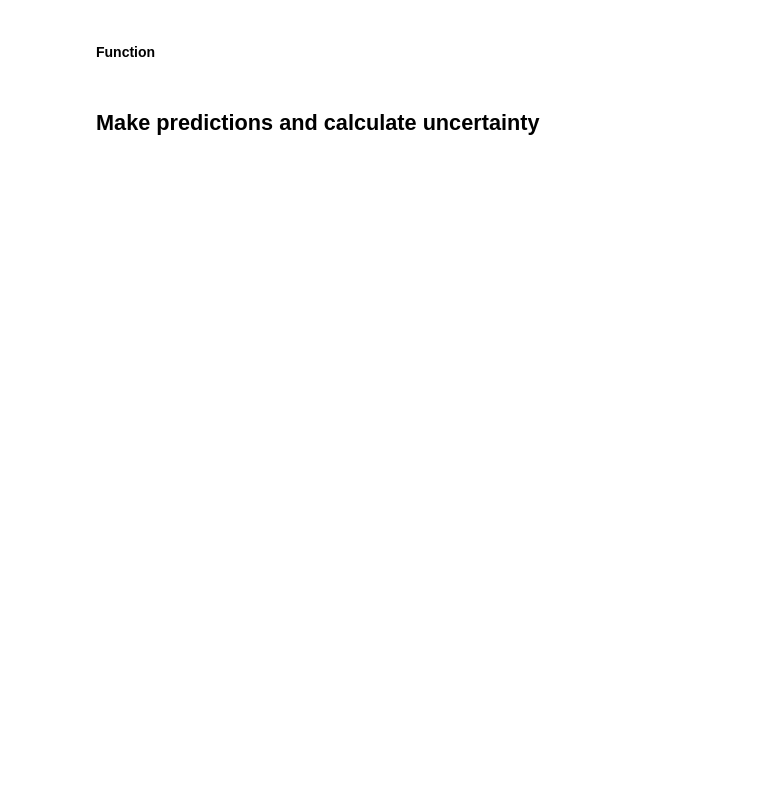
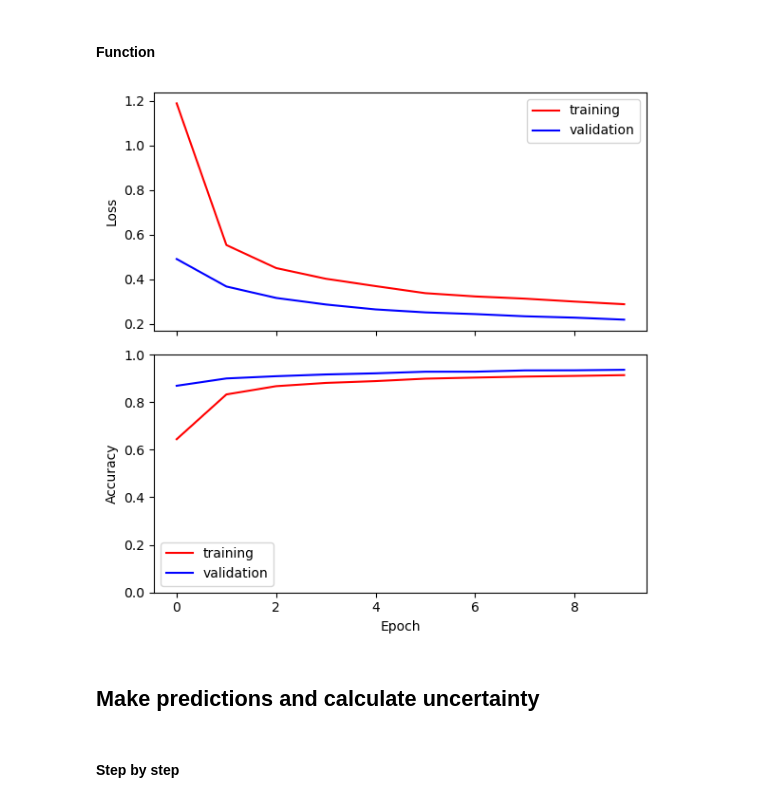
Before and after one commit to ThoAus/learn-ligthning, a Jupyter notebook: 01_MNIST/05_MNIST_MC_Dropout_UC.ipynb, the cells around one changed output. Drawn from its saved outputs; the diff is of its cells as text; code cells hidden in the pictures; blank space fills up the shorter version.

Commit message:
Create plot to compare UC

```diff
--- a/01_MNIST/05_MNIST_MC_Dropout_UC.ipynb
+++ b/01_MNIST/05_MNIST_MC_Dropout_UC.ipynb
@@ -293,11 +305,15 @@ def plot_metrics(version):
 # %% [markdown]
 #### Function
 # %%
-plot_metrics(5)
+plot_metrics(7)
+# %% [output]
+[figure, added]
 # %% [markdown]
 ## Make predictions and calculate uncertainty
 # %%
 pred = trainer.predict(model, dm)
+# %% [markdown]
+#### Step by step
 # %%
 # Create a tensor from the prediction list
 predictions = pred[0]
```
Also changed, not shown: parts of 17 cells of this notebook, 1 other file.
